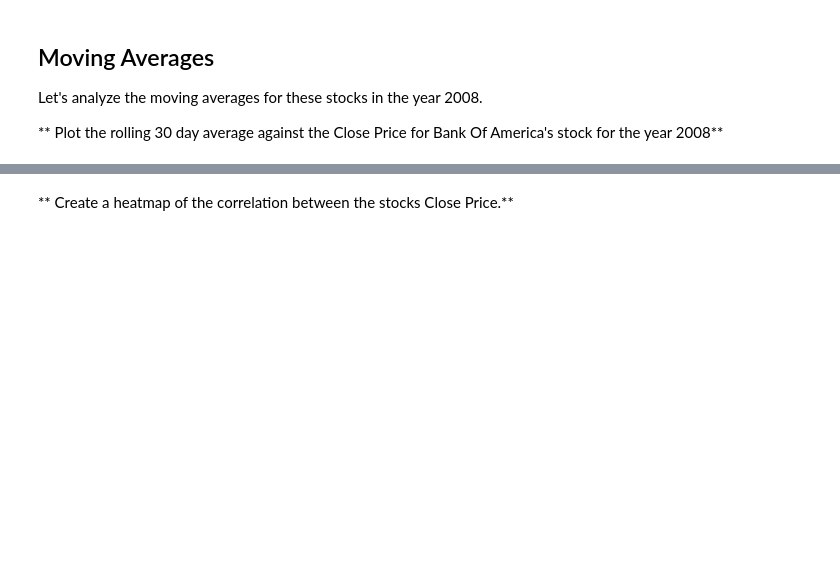
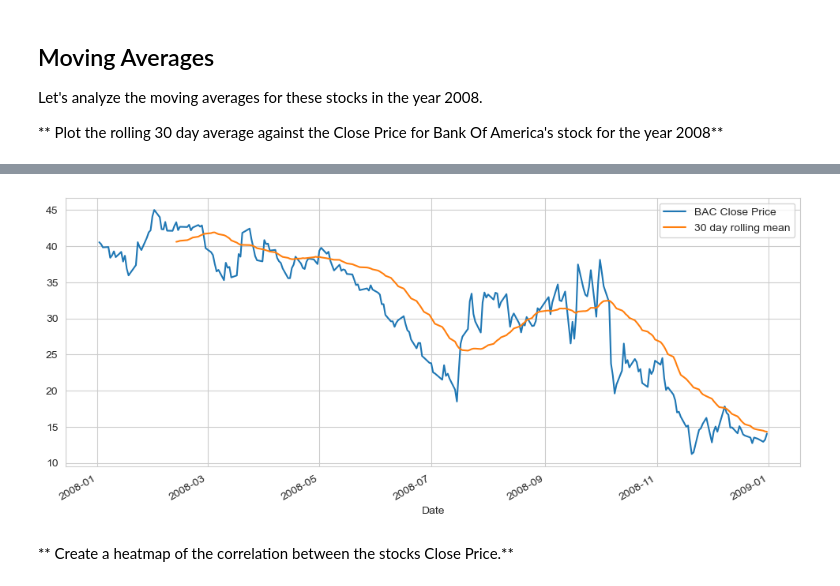
Before and after one commit to SpeedBird789/Data-Capstone-Project, a Jupyter notebook: Finance Project My Attempt.ipynb, the cells around one changed output, grey strips where cells are left out. Cells and saved outputs as stored; diff of their text form; code cells hidden in the pictures; blank space fills up the shorter version.

```diff
--- a/Finance Project My Attempt.ipynb
+++ b/Finance Project My Attempt.ipynb
@@ -265,2 +269,10 @@ Let's analyze the moving averages for these stocks in the year 2008.
+# %%
+BAC['Close'].loc['2008-01-01' : '2009-01-01'].plot(figsize=(10,5), label='BAC Close Price')
+BAC['Close'].loc['2008-01-01' : '2009-01-01'].rolling(window=30).mean().plot(figsize=(12,5), label='30 day rolling mean')
+
+plt.legend(bbox_to_anchor=(1, 1))
+plt.show()
+# %% [output]
+[figure, added]
 # %% [markdown]
 ** Create a heatmap of the correlation between the stocks Close Price.**
```
Also changed, not shown: parts of 14 cells of this notebook.
